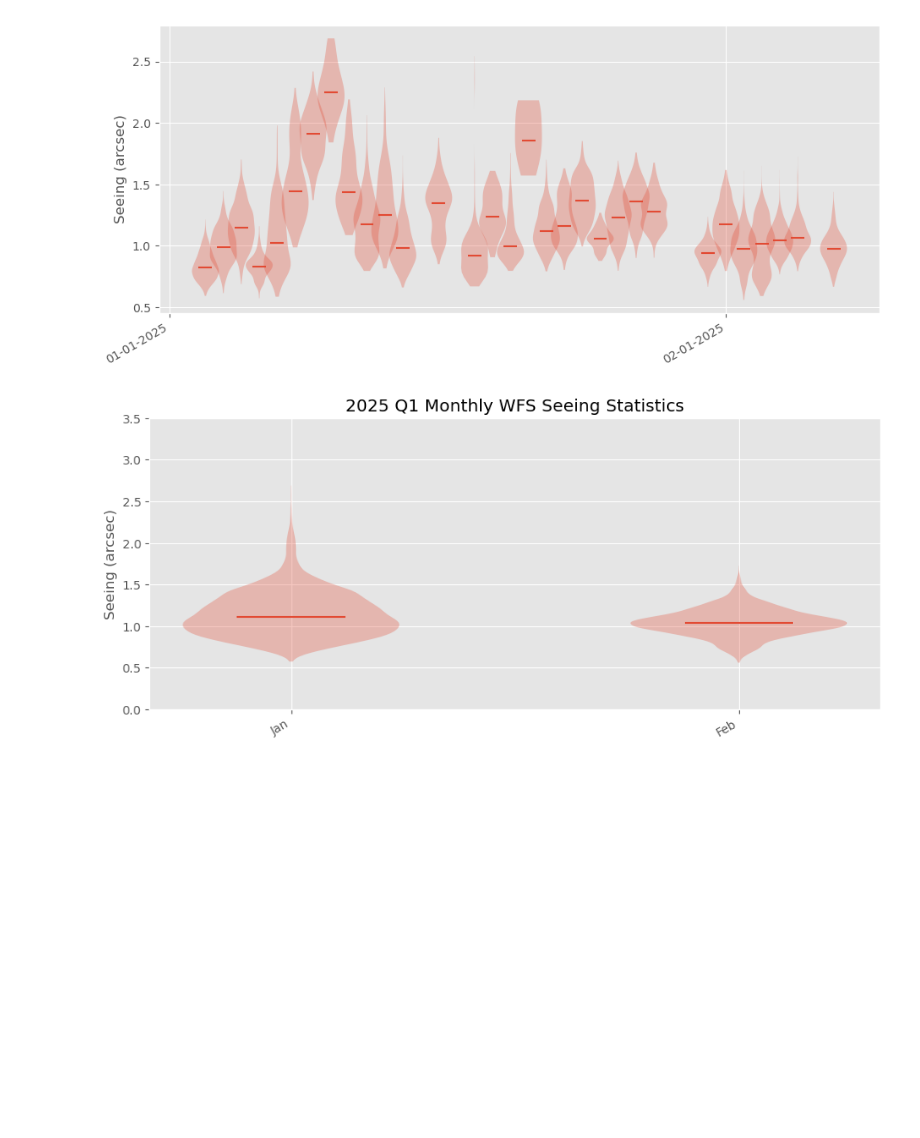
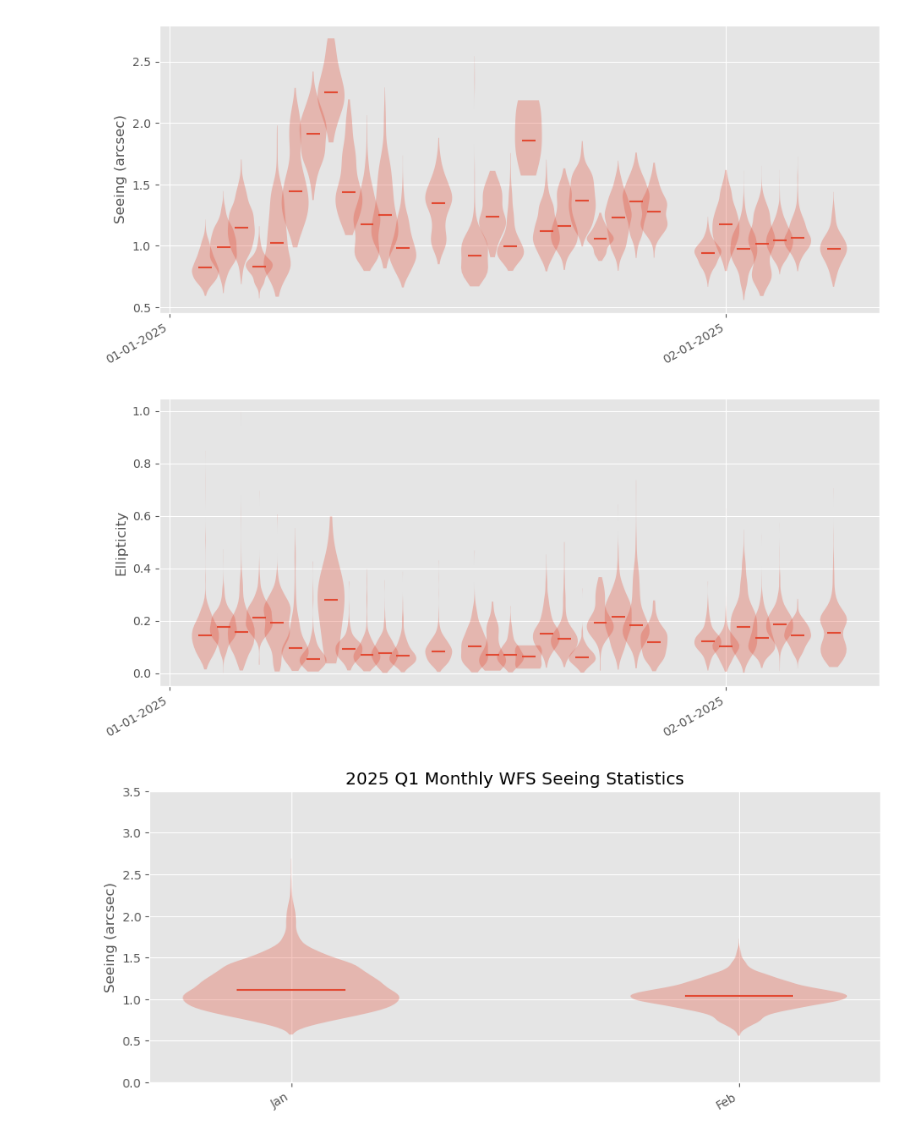
Before and after one commit to MMTObservatory/seeing_analysis, a Jupyter notebook: Seeing_2025_q1.ipynb, the cells around one changed output. Saved outputs shown, nothing was run; the diff lists cells and outputs as text; code cells hidden in the pictures; blank space fills up the shorter version.

Commit message:
analyze 2024 using new algorithms and explore ellipticity

```diff
--- a/Seeing_2025_q1.ipynb
+++ b/Seeing_2025_q1.ipynb
@@ -186,10 +189,15 @@ plt.show()
 # %%
 date_list = list(daily.index.strftime('%Y-%m-%d'))
 data = [np.array(fixed.loc[date]['vlt_seeing']) for date in date_list]
+ellipticity_data = [np.array(fixed.loc[date]['ellipticity']) for date in date_list]
 clean_data = {}
+clean_ellipticity = {}
 for d, arr in zip(date_list, data):
     if len(arr) > 0:
         clean_data[d] = arr
+for d, arr in zip(date_list, ellipticity_data):
+    if len(arr) > 0:
+        clean_ellipticity[d] = arr
 date_labels = [datetime.strptime(d, "%Y-%m-%d").date() for d in clean_data.keys()]
 # %%
 with plt.style.context('ggplot', after_reset=True):
@@ -205,6 +213,20 @@ with plt.style.context('ggplot', after_reset=True):
     plt.show()
 # %% [output]
 [figure]
+# %%
+with plt.style.context('ggplot', after_reset=True):
+    fig, ax = plt.subplots(figsize=(11,5))
+    plt.violinplot(clean_ellipticity.values(), mdates.date2num(date_labels), points=50, widths=1.5,
+                showextrema=False, showmedians=True, bw_method='silverman')
+
+    ax.xaxis.set_major_locator(mdates.MonthLocator())
+    ax.xaxis.set_major_formatter(mdates.DateFormatter("%m-%d-%Y"))
+    fig.autofmt_xdate()
+    plt.ylabel("Ellipticity")
+    plt.savefig("2025_q1_ellip_violin.png")
+    plt.show()
+# %% [output]
+[figure, added]
 # %%
 months = sorted(list(set(daily.index.strftime('%Y-%m'))))
 mdata = [np.array(fixed.loc[month]['vlt_seeing']) for month in months]
```
Also changed, not shown: parts of 4 cells of this notebook, 19 other files.
